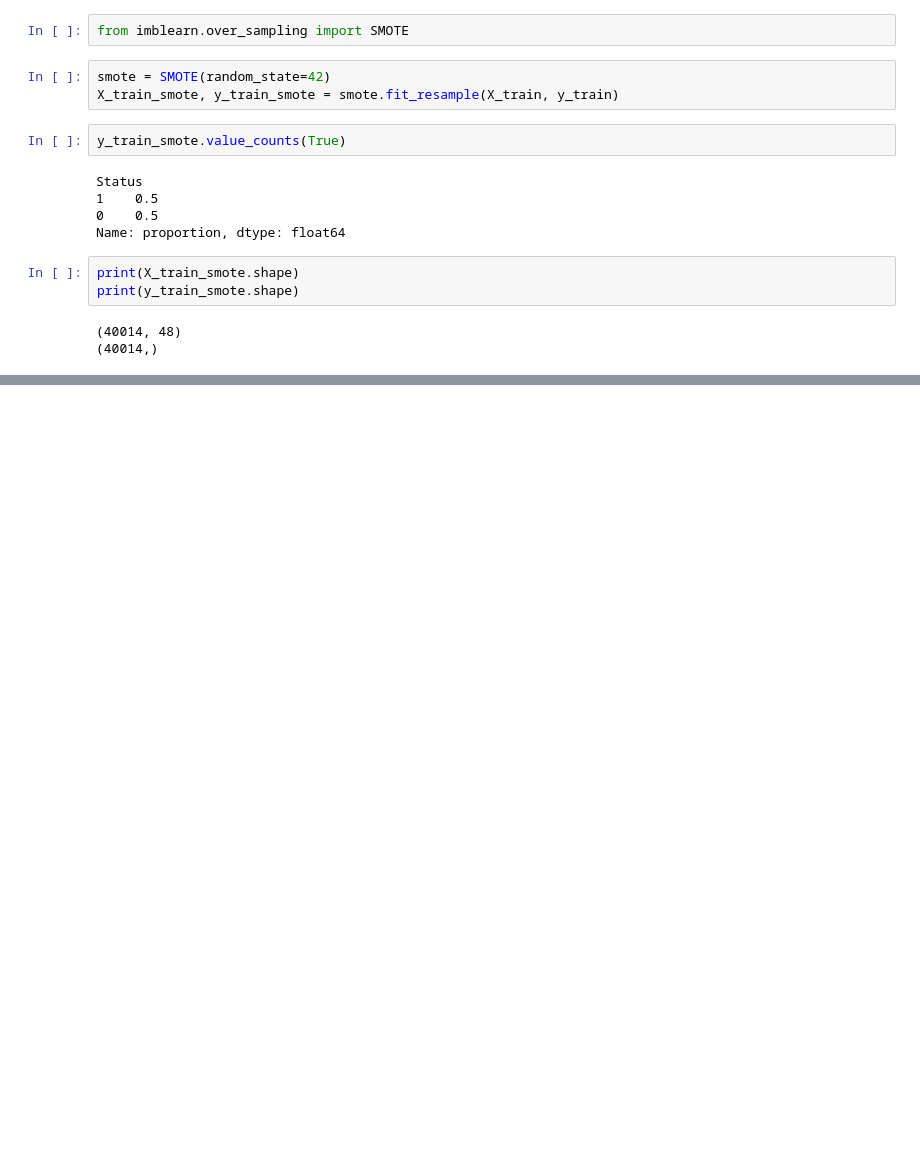
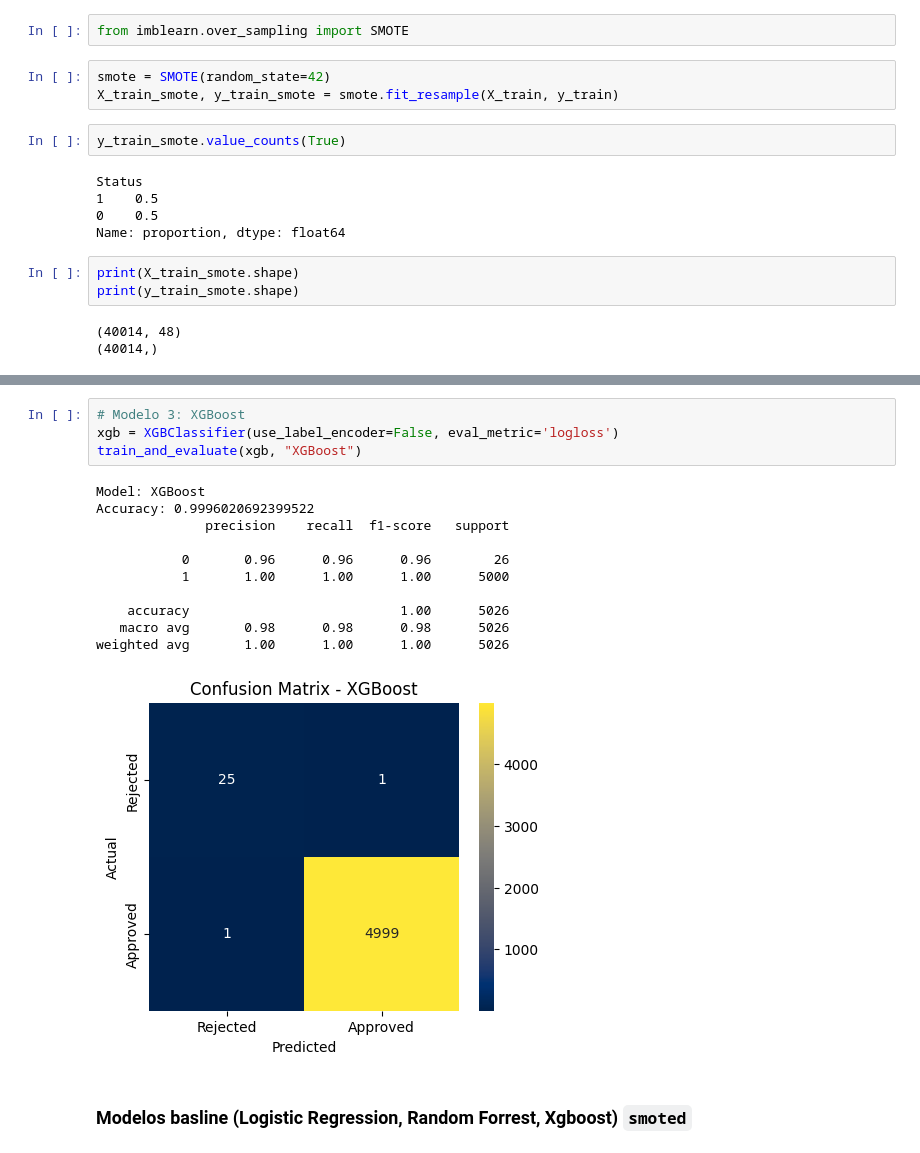
Before and after one commit to rafaneda7/Team-Challenge---Team-GPTlines, a Jupyter notebook: src/Team-GPTlines_Pipelines_v2.ipynb, the cells around one changed output, grey strips where cells are left out. Saved outputs shown, nothing was run; the diff lists cells and outputs as text; blank space fills up the shorter version.

```diff
--- a/src/Team-GPTlines_Pipelines_v2.ipynb
+++ b/src/Team-GPTlines_Pipelines_v2.ipynb
@@ -295,0 +353,18 @@ print(y_train_smote.shape)
+# %%
+# Modelo 3: XGBoost
+xgb = XGBClassifier(use_label_encoder=False, eval_metric='logloss')
+train_and_evaluate(xgb, "XGBoost")
+# %% [output]
+Model: XGBoost
+Accuracy: 0.9996020692399522
+              precision    recall  f1-score   support
+
+           0       0.96      0.96      0.96        26
+           1       1.00      1.00      1.00      5000
+
+    accuracy                           1.00      5026
+   macro avg       0.98      0.98      0.98      5026
+weighted avg       1.00      1.00      1.00      5026
+[figure, added]
+# %% [markdown]
+### Modelos basline (Logistic Regression, Random Forrest, Xgboost) `smoted`
```
Also changed, not shown: parts of 12 cells of this notebook.
